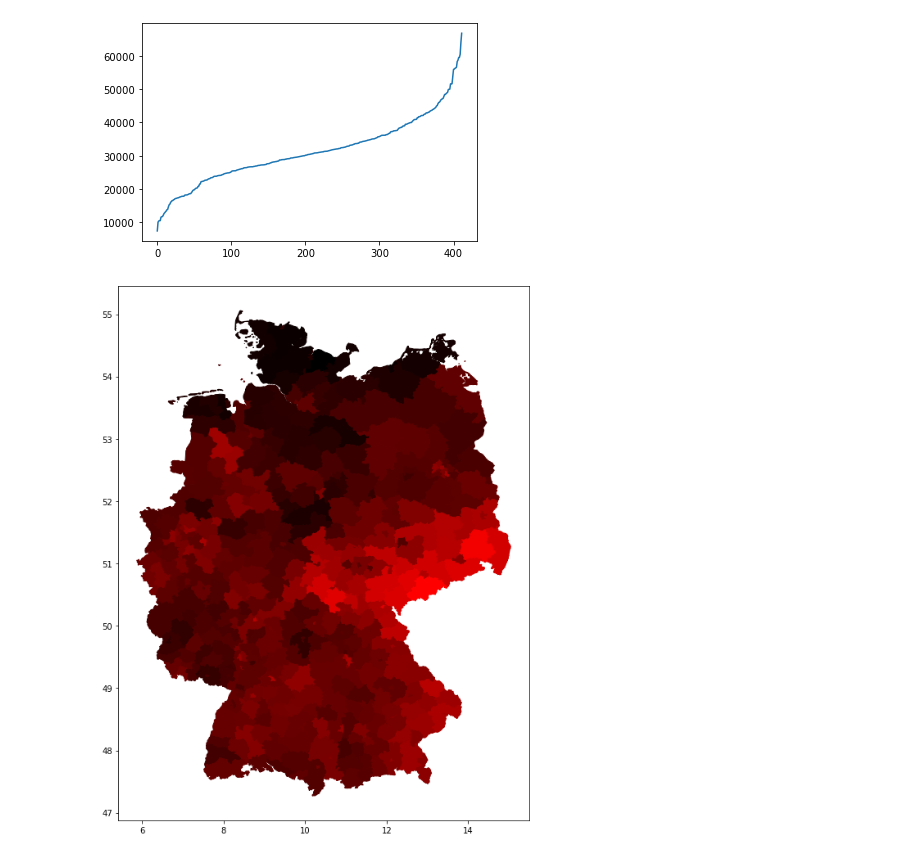
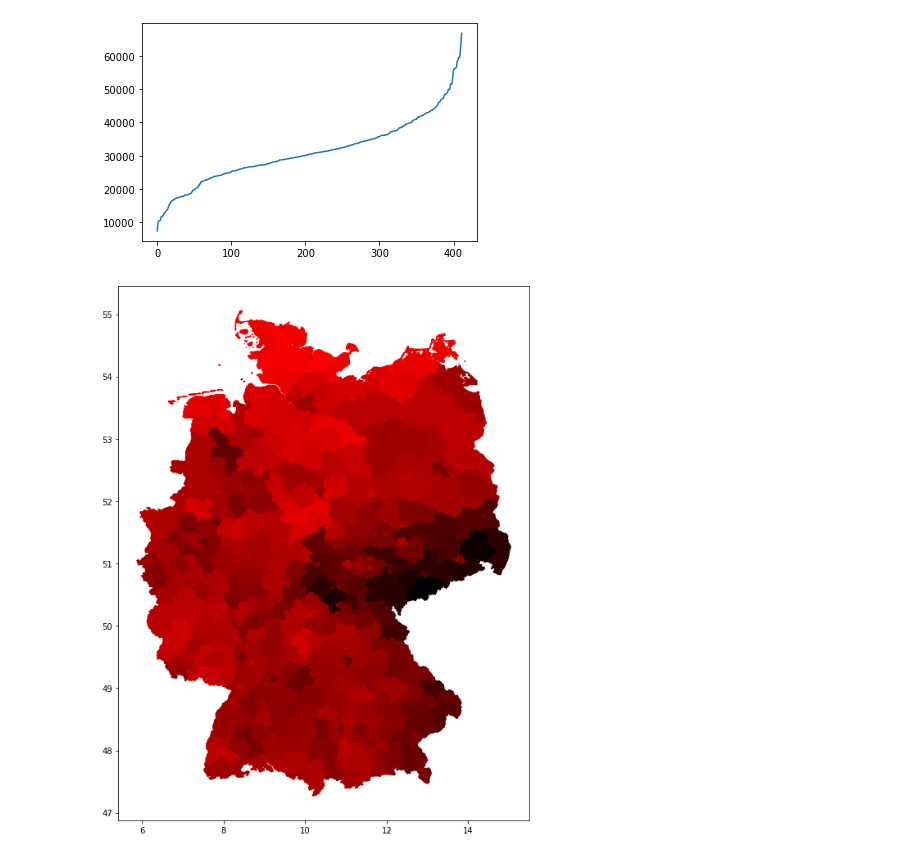
Before and after one commit to leanderbuerkin/Bachelorarbeit, a Jupyter notebook: Bachelorprojekt/correlation_matrix_sorted_by_population_density.ipynb, the cells around one changed output. Cells and saved outputs as stored; diff of their text form; code cells hidden in the pictures.

```diff
--- a/Bachelorprojekt/correlation_matrix_sorted_by_population_density.ipynb
+++ b/Bachelorprojekt/correlation_matrix_sorted_by_population_density.ipynb
@@ -25,6 +26,3 @@ All data is ready!
 # %% [markdown]
 ## Control
 Set variables to "True" to trigger the action described by the comment and the variable's name.
-# %%
-get_likeliest_shift_of_all_counties_correlations = True
-get_sum_of_all_counties_correlations = True # overwrites the above
@@ -68,0 +76,18 @@ for AdmUnitId1 in AdmUnitIds:
+# %%
+correlation_matrizes = list()
+for config in [(False, 50), (False, 30), (False, 14), (True, 200)]:
+    correlation_matrizes.append(get_correlation_matrix(config[0], config[1]))
+# %%
+fig, ax = plt.subplots(2, 2, figsize = (40, 50), facecolor='darkgrey')
+fig.tight_layout(h_pad=-90, w_pad=10)
+i = 0
+for correlation_matrix in correlation_matrizes:
+    axis = ax[i//2][i%2]
+    im1 = axis.matshow(correlation_matrix, interpolation='None')
+    divider = make_axes_locatable(axis)
+    cax = divider.append_axes('right', size='5%', pad=0.05)
+    axis.axes.get_xaxis().set_visible(False)
+    axis.axes.get_yaxis().set_visible(False)
+    cbar = fig.colorbar(im1, cax=cax, orientation='vertical')
+    cbar.ax.tick_params(labelsize=50)
+    i+=1
@@ -78,7 +106,11 @@ average_correlation = dict()
 for row_index in range(len(correlation_matrix)):
     row = correlation_matrix[row_index]
     AdmUnitID = AdmUnitIds[row_index]
-    average_correlation[AdmUnitID]=(sum(row)/len(row))
+    # Because the row represents the shift of the second
+    # county relative to the first, ralated to this row,
+    # we need to take minus to get the average shift of the county
+    # relative to all others
+    average_correlation[AdmUnitID]=-(sum(row)/len(row))
 # %%
 average_correlation_copy = list(average_correlation.values())[:]
 average_correlation_copy.sort()
@@ -113,11 +145,11 @@ plt.plot(incidences_of_counties_acc)
 # %%
 plt.figure(figsize=(9, 12))    # enlarge plot
 for AdmUnitID, county in covid19.items():
-    color = ((sum(county["incidences"]) - incidences_of_counties_acc[0])/
-             (incidences_of_counties_acc[-1] - incidences_of_counties_acc[0]), 0, 0)
+    color = (1-((sum(county["incidences"]) - incidences_of_counties_acc[0])/
+             (incidences_of_counties_acc[-1] - incidences_of_counties_acc[0])), 0, 0)
     for polygon in counties_geography[AdmUnitID]['geometry']:
         x,y = np.array(polygon).T
         plt.fill(x, y, color=color)
 plt.show()
 # %% [output]
-[figure, old version]
+[figure, new version]
```
Also changed, not shown: parts of 9 cells of this notebook, 7 other files.
